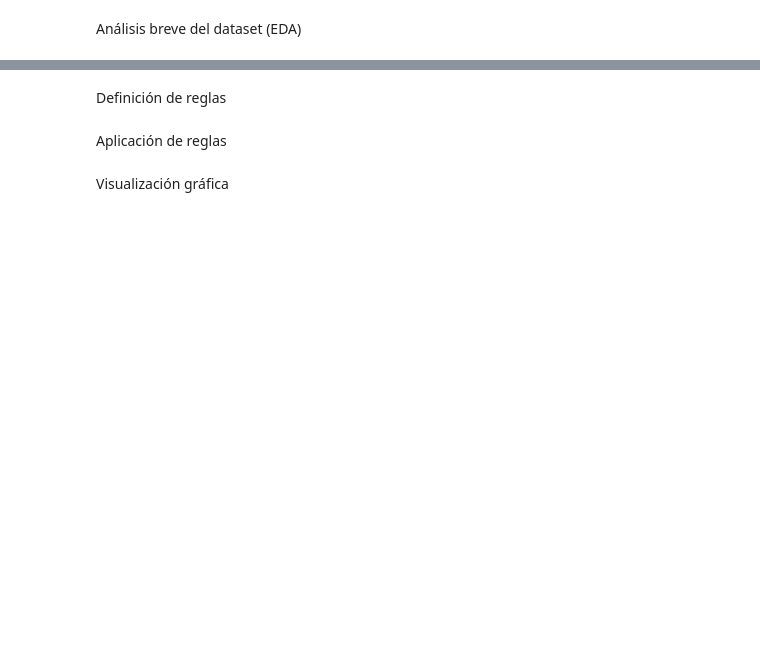
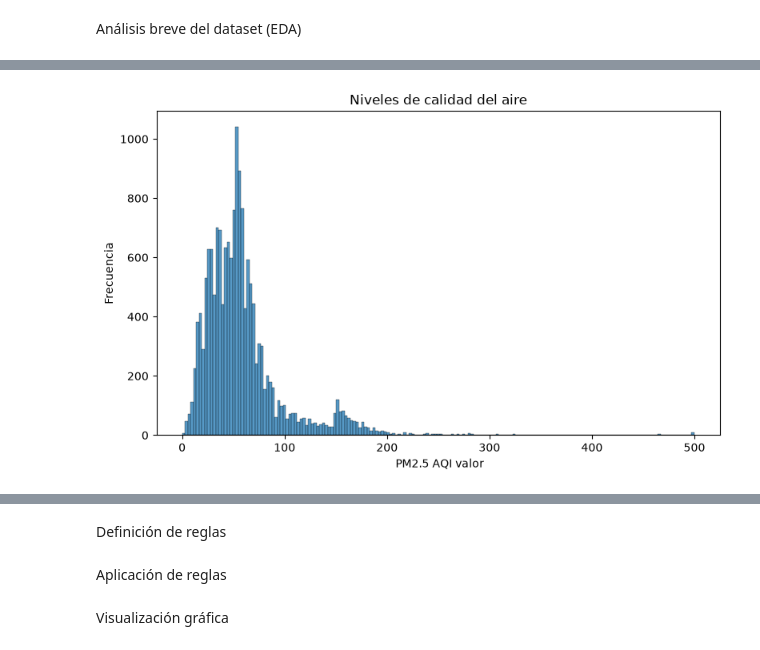
Before and after one commit to daniel-git130/CEIABD_26_27, a Jupyter notebook: MIA_26_27/NOTEBOOKS DEL AULA/03c_SBR_Practica1.ipynb, the cells around one changed output, grey strips where cells are left out. Cells and saved outputs as stored; diff of their text form; code cells hidden in the pictures; blank space fills up the shorter version.

```diff
--- a/MIA_26_27/NOTEBOOKS DEL AULA/03c_SBR_Practica1.ipynb
+++ b/MIA_26_27/NOTEBOOKS DEL AULA/03c_SBR_Practica1.ipynb
@@ -55,0 +118,10 @@ Análisis breve del dataset (EDA)
+# %%
+plt.figure(figsize=(8, 5))
+sns.histplot(data=data, x="PM2.5 AQI Value")
+plt.title("Niveles de calidad del aire")
+plt.xlabel(" PM2.5 AQI valor")
+plt.ylabel("Frecuencia")
+plt.tight_layout()
+plt.show()
+# %% [output]
+[figure, added]
```
Also changed, not shown: parts of 7 cells of this notebook, 25 other files.
